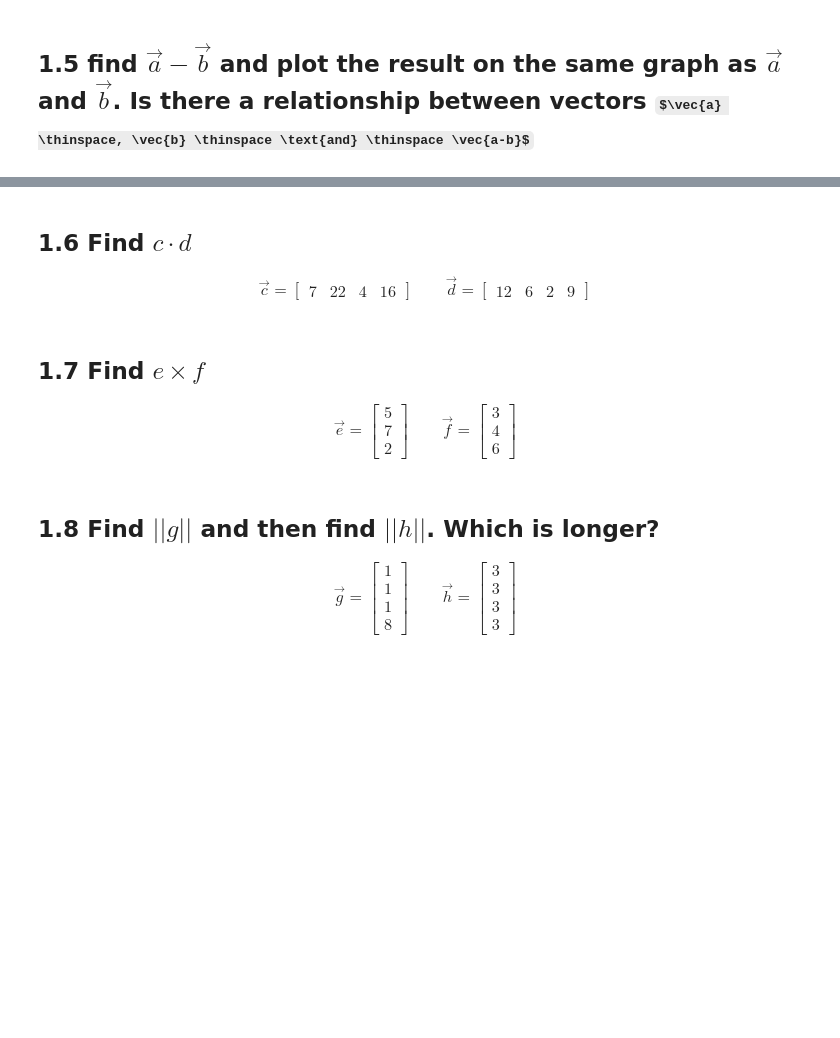
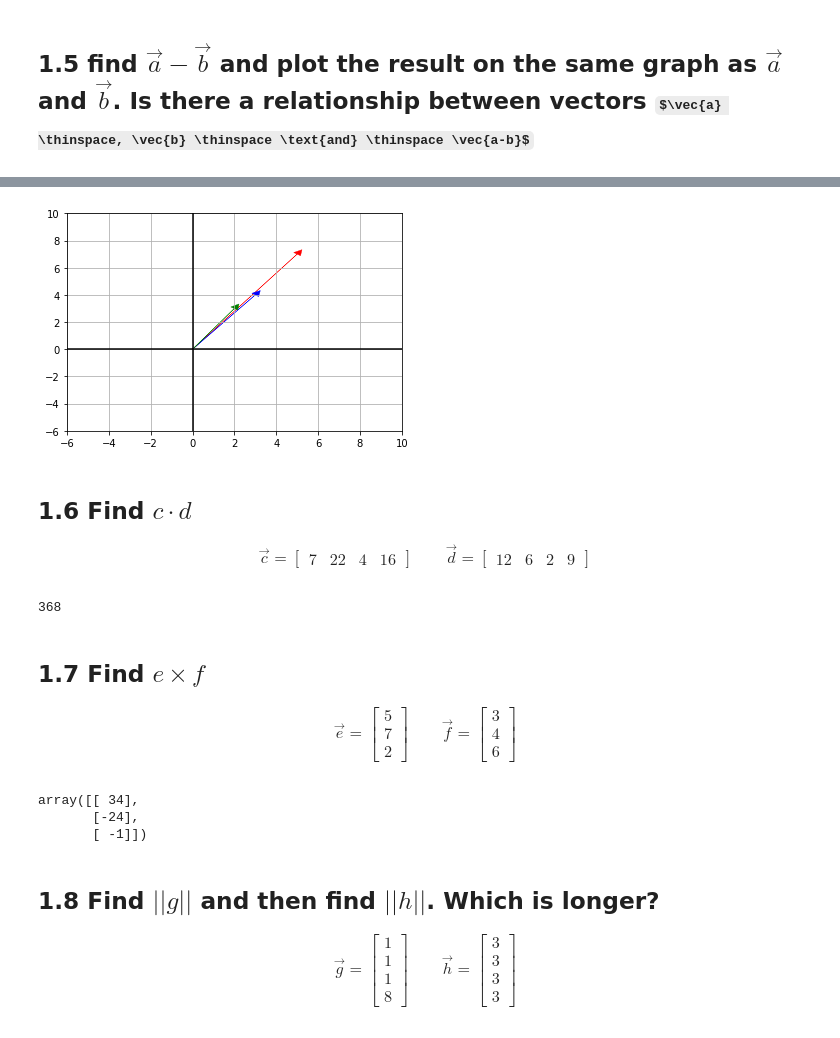
Before and after one commit to ChristianJJohnson/DS-Unit-1-Sprint-3-Linear-Algebra, a Jupyter notebook: module1-vectors-and-matrices/LS_DS_131_Vectors_and_Matrices_Assignment.ipynb, the cells around one changed output, grey strips where cells are left out. Saved outputs shown, nothing was run; the diff lists cells and outputs as text; code cells hidden in the pictures; some formulas as TeX source; blank space fills up the shorter version.

```diff
--- a/module1-vectors-and-matrices/LS_DS_131_Vectors_and_Matrices_Assignment.ipynb
+++ b/module1-vectors-and-matrices/LS_DS_131_Vectors_and_Matrices_Assignment.ipynb
@@ -104,3 +146,23 @@ print(math.pi)
+# %%
+fig, ax = plt.subplots()
+ax.grid()
+plt.xlim(-6, 10)
+plt.ylim(-6, 10)
+for vecColor , vector in [('r', a), ('b', b), ('g', c)]:
+    plt.arrow(0,0,
+            vector[0],
+            vector[1],
+            head_width=.4,
+            head_length=.4,
+            linewidth=.4,
+            color=vecColor);
+ax.axhline(y=0, color='k')
+ax.axvline(x=0, color='k')
+plt.show;
+# # The magnitudes decreases but the direction stays the same
+# a-b = [5-3,7-4 ]
+# %% [output]
+[figure, added]
 # %% [markdown]
 ## 1.6 Find $c \cdot d$
 
@@ -109,6 +171,13 @@ print(math.pi)
 \qquad
 \vec{d} = \begin{bmatrix}12 & 6 & 2 & 9\end{bmatrix}
 \end{align}
+# %%
+c = [7, 22, 4, 16]
+d = [12, 6, 2, 9]
+ans = np.dot(c,d)
+ans
+# %% [output]
+368
 # %% [markdown]
 ##  1.7 Find $e \times f$
 
@@ -117,6 +186,15 @@ print(math.pi)
 \qquad
 \vec{f} = \begin{bmatrix} 3 \\4 \\ 6 \end{bmatrix}
 \end{align}
+# %%
+e = np.array([[5],[7],[2]])
+f = np.array([[3],[4],[6]])
+ans = np.cross(e,f, axis=0)
+ans
+# %% [output]
+array([[ 34],
+       [-24],
+       [ -1]])
 # %% [markdown]
 ## 1.8 Find $||g||$ and then find $||h||$. Which is longer?
 
```
Also changed, not shown: parts of 10 cells of this notebook.
